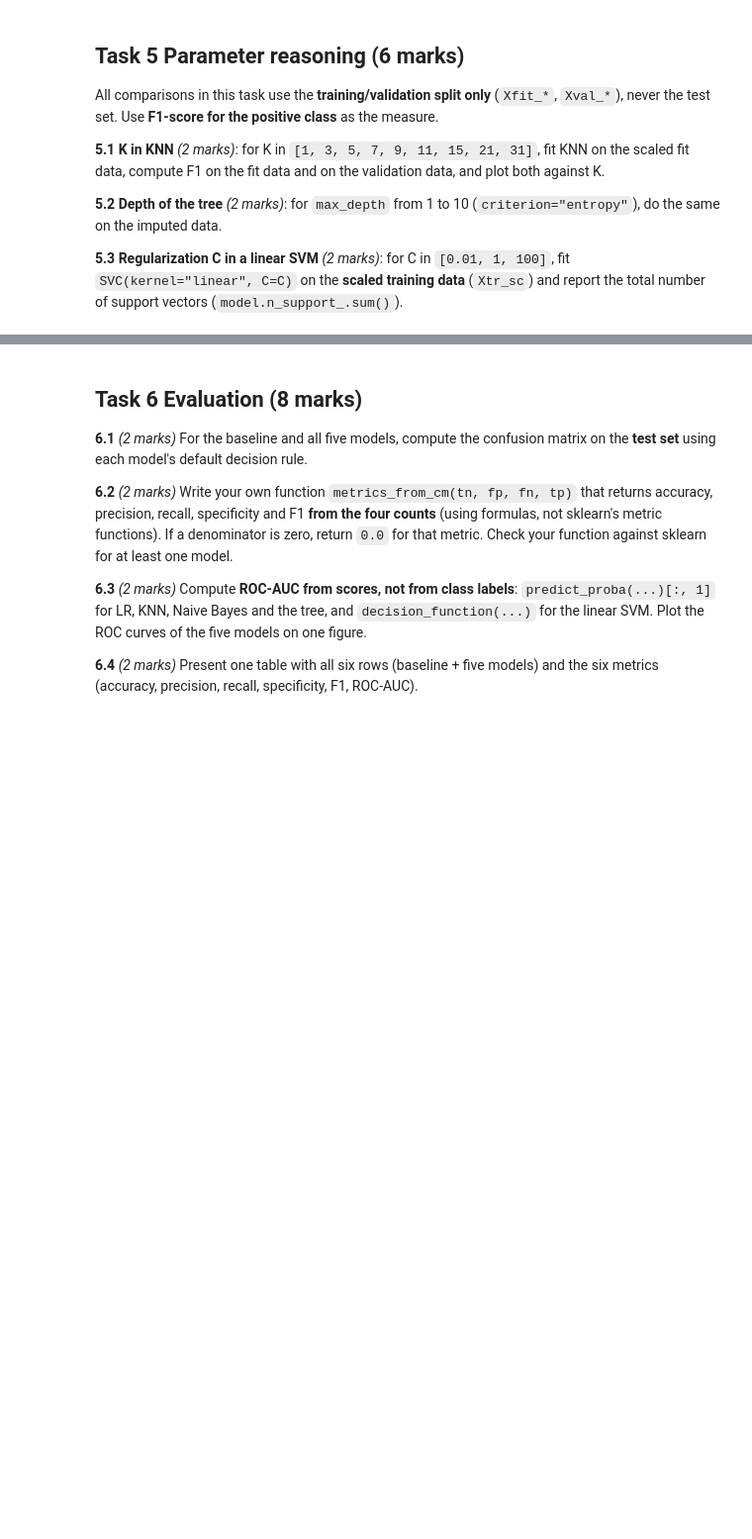
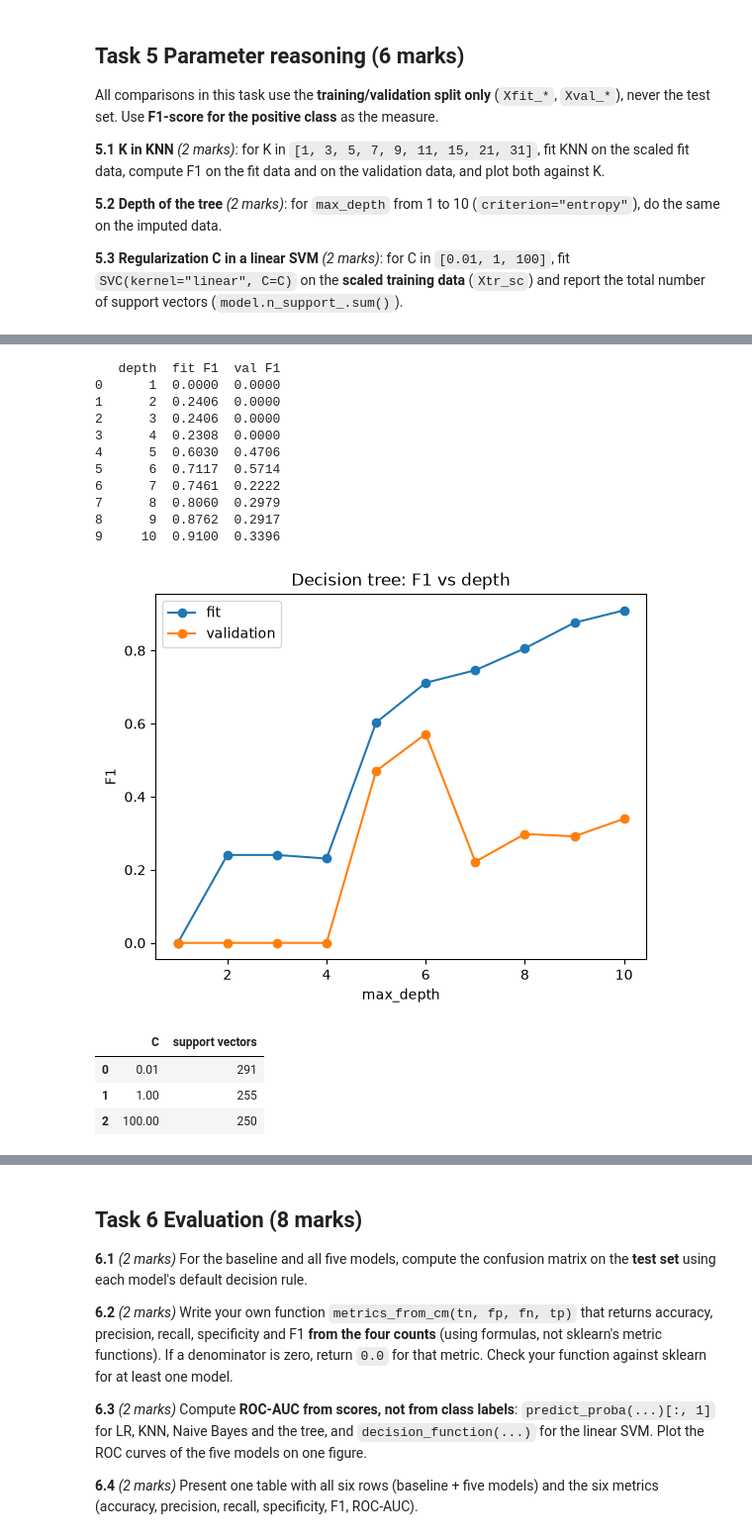
Before and after one commit to Shreyit/rinn-microcredit-risk, a Jupyter notebook: notebooks/01_section_III_submission.ipynb, the cells around one changed output, grey strips where cells are left out. Shown at 99% size. Cells and saved outputs as stored; diff of their text form; code cells hidden in the pictures; blank space fills up the shorter version.

```diff
--- a/notebooks/01_section_III_submission.ipynb
+++ b/notebooks/01_section_III_submission.ipynb
@@ -480,3 +602,48 @@ C_GRID = [0.01, 1, 100]
+# %%
+# 5.2 tree depth sweep + plot
+fit_f1 = []
+val_f1 = []
+for d in DEPTH_GRID:
+    model = DecisionTreeClassifier(criterion="entropy", max_depth=d, random_state=SEED)
+    model.fit(Xfit_imp, y_fit)
+    fit_f1.append(f1_score(y_fit, model.predict(Xfit_imp)))
+    val_f1.append(f1_score(y_val, model.predict(Xval_imp)))
+
+print(pd.DataFrame({"depth": DEPTH_GRID, "fit F1": fit_f1, "val F1": val_f1}).round(4))
+
+plt.plot(DEPTH_GRID, fit_f1, marker="o", label="fit")
+plt.plot(DEPTH_GRID, val_f1, marker="o", label="validation")
+plt.xlabel("max_depth")
+plt.ylabel("F1")
+plt.title("Decision tree: F1 vs depth")
+plt.legend()
+plt.show()
+# %% [output]
+   depth  fit F1  val F1
+0      1  0.0000  0.0000
+1      2  0.2406  0.0000
+2      3  0.2406  0.0000
+3      4  0.2308  0.0000
+4      5  0.6030  0.4706
+5      6  0.7117  0.5714
+6      7  0.7461  0.2222
+7      8  0.8060  0.2979
+8      9  0.8762  0.2917
+9     10  0.9100  0.3396
+[figure, added]
+# %%
+# 5.3 SVM support vectors for each C
+sv_counts = []
+for C in C_GRID:
+    m = SVC(kernel="linear", C=C).fit(Xtr_sc, y_train)
+    sv_counts.append(m.n_support_.sum())
+svm_table = pd.DataFrame({"C": C_GRID, "support vectors": sv_counts})
+svm_table
+# %% [output]
+|  | C | support vectors |
+| 0 | 0.01 | 291 |
+| 1 | 1.00 | 255 |
+| 2 | 100.00 | 250 |
 # %% [markdown]
 **Task 5 written answers.**
 
```
Also changed, not shown: parts of 18 cells of this notebook, 10 other files.
